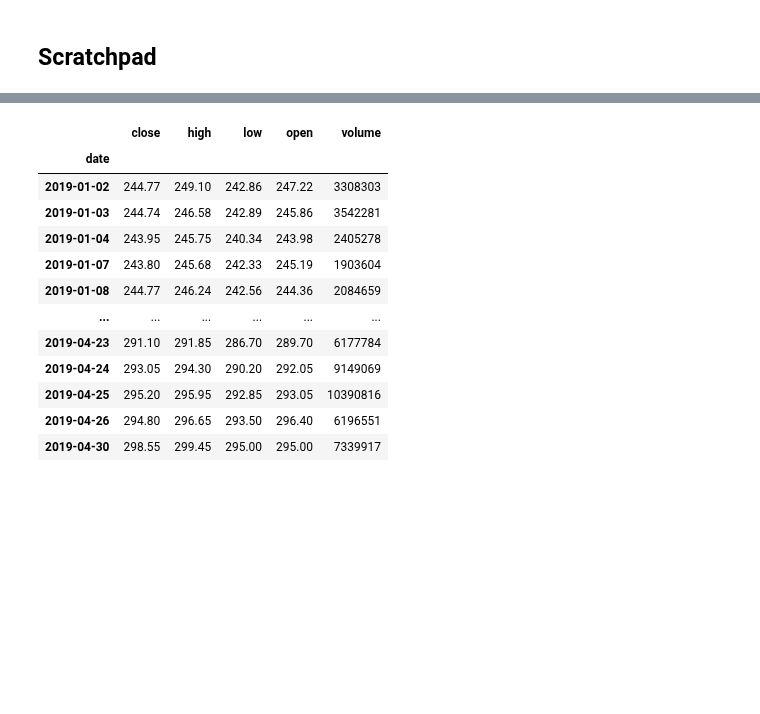
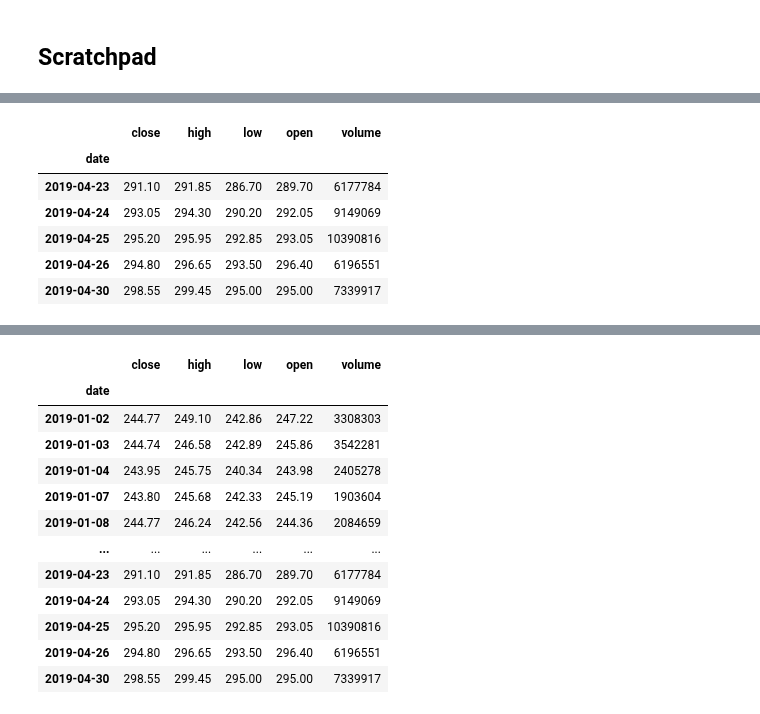
Before and after one commit to suhansaha/algotrader, a Jupyter notebook: src/freedom_v2.ipynb, the cells around one changed output, grey strips where cells are left out. Cells and saved outputs as stored; diff of their text form; code cells hidden in the pictures; blank space fills up the shorter version.

```diff
--- a/src/freedom_v2.ipynb
+++ b/src/freedom_v2.ipynb
@@ -158,0 +279,10 @@ INFO:   Using cache: Not downloading data
+# %%
+ohlc_data.tail()
+# %% [output]
+|  | close | high | low | open | volume |
+| date |  |  |  |  |  |
+| 2019-04-23 | 291.10 | 291.85 | 286.70 | 289.70 | 6177784 |
+| 2019-04-24 | 293.05 | 294.30 | 290.20 | 292.05 | 9149069 |
+| 2019-04-25 | 295.20 | 295.95 | 292.85 | 293.05 | 10390816 |
+| 2019-04-26 | 294.80 | 296.65 | 293.50 | 296.40 | 6196551 |
+| 2019-04-30 | 298.55 | 299.45 | 295.00 | 295.00 | 7339917 |
```
Also changed, not shown: parts of 7 cells of this notebook, 7 other files.
